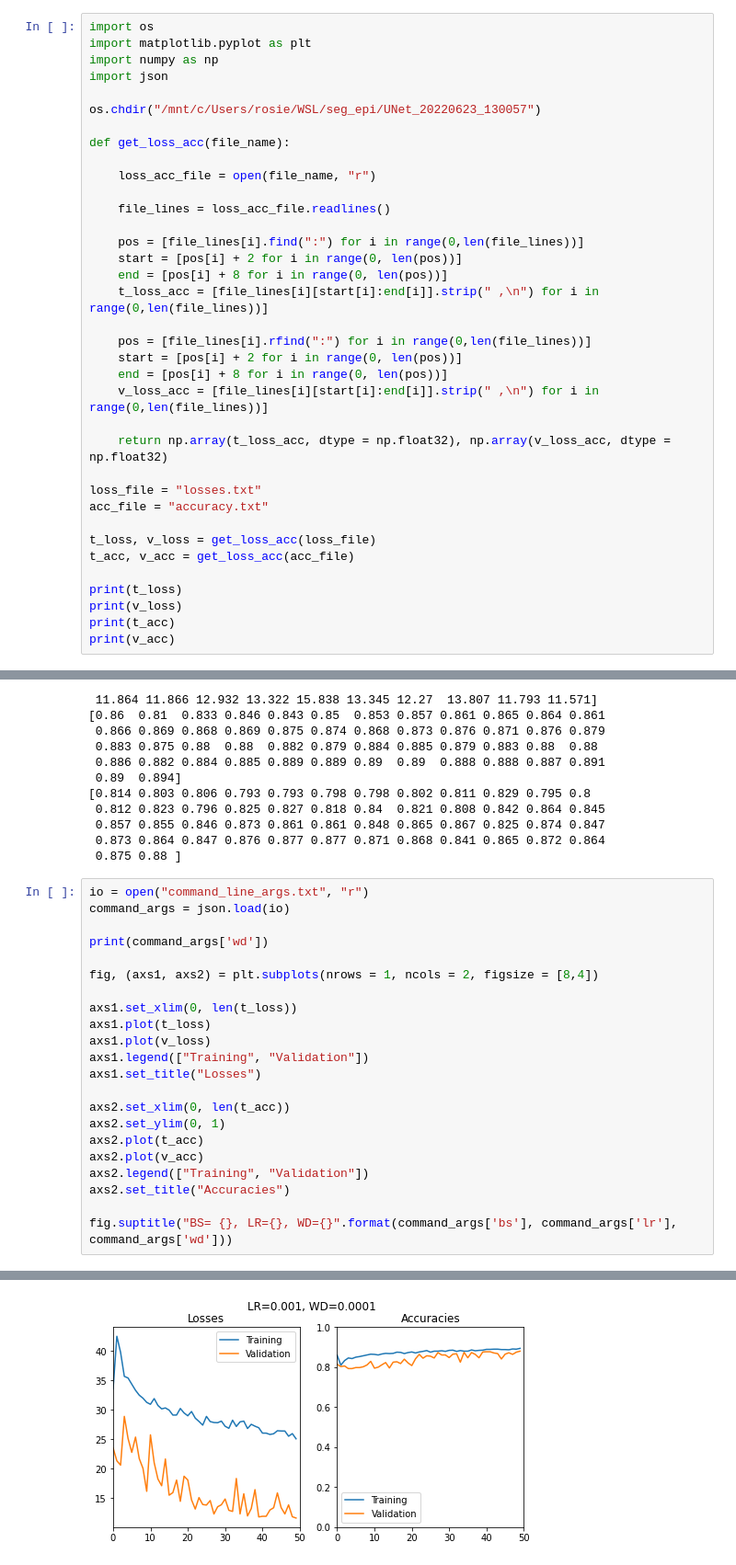
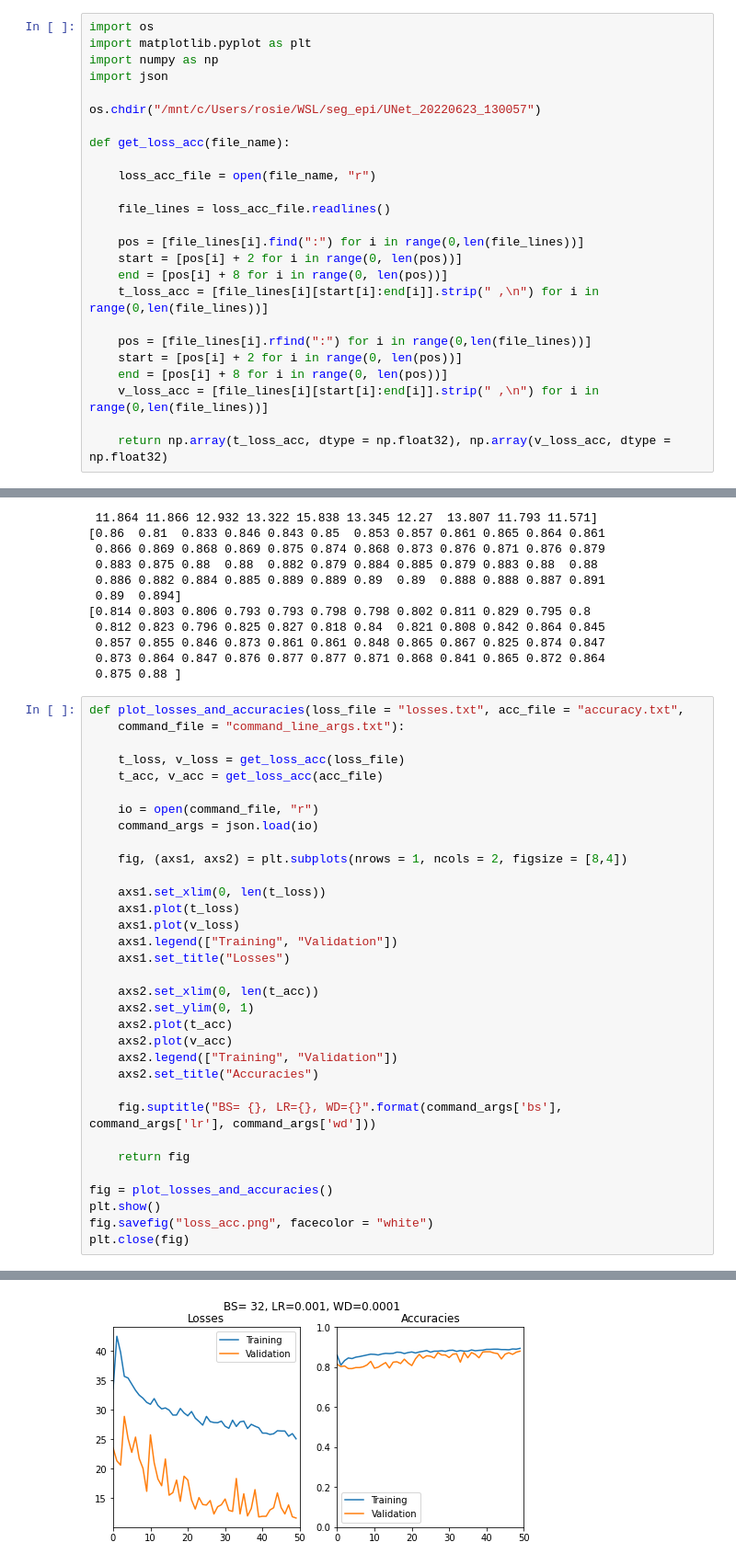
Before and after one commit to RosieTS/seg-ed, a Jupyter notebook: plot_loss_acc.ipynb, the cells around one changed output, grey strips where cells are left out. Shown: that part at 92% size. Saved outputs shown, nothing was run; the diff lists cells and outputs as text.

Commit message:
Visualizations and correction to image augmentations

```diff
--- a/plot_loss_acc.ipynb
+++ b/plot_loss_acc.ipynb
@@ -23,17 +23,6 @@ def get_loss_acc(file_name):
     v_loss_acc = [file_lines[i][start[i]:end[i]].strip(" ,\n") for i in range(0,len(file_lines))]
 
     return np.array(t_loss_acc, dtype = np.float32), np.array(v_loss_acc, dtype = np.float32)
-
-loss_file = "losses.txt"
-acc_file = "accuracy.txt"
-
-t_loss, v_loss = get_loss_acc(loss_file)
-t_acc, v_acc = get_loss_acc(acc_file)
-
-print(t_loss)
-print(v_loss)
-print(t_acc)
-print(v_acc)
 # %% [output]
 [33.533 42.475 39.746 35.657 35.382 34.327 33.286 32.463 31.946 31.236
  30.91  31.878 30.714 30.128 30.289 29.918 29.076 29.083 30.198 29.442
@@ -56,25 +45,36 @@ print(v_acc)
  0.873 0.864 0.847 0.876 0.877 0.877 0.871 0.868 0.841 0.865 0.872 0.864
  0.875 0.88 ]
 # %%
-io = open("command_line_args.txt", "r")
-command_args = json.load(io)
+def plot_losses_and_accuracies(loss_file = "losses.txt", acc_file = "accuracy.txt",
+    command_file = "command_line_args.txt"):
 
-print(command_args['wd'])
+    t_loss, v_loss = get_loss_acc(loss_file)
+    t_acc, v_acc = get_loss_acc(acc_file)
 
-fig, (axs1, axs2) = plt.subplots(nrows = 1, ncols = 2, figsize = [8,4])
+    io = open(command_file, "r")
+    command_args = json.load(io)
 
-axs1.set_xlim(0, len(t_loss))
-axs1.plot(t_loss)
-axs1.plot(v_loss)
-axs1.legend(["Training", "Validation"])
-axs1.set_title("Losses")
+    fig, (axs1, axs2) = plt.subplots(nrows = 1, ncols = 2, figsize = [8,4])
 
-axs2.set_xlim(0, len(t_acc))
-axs2.set_ylim(0, 1)
-axs2.plot(t_acc)
-axs2.plot(v_acc)
-axs2.legend(["Training", "Validation"])
-axs2.set_title("Accuracies")
+    axs1.set_xlim(0, len(t_loss))
+    axs1.plot(t_loss)
+    axs1.plot(v_loss)
+    axs1.legend(["Training", "Validation"])
+    axs1.set_title("Losses")
 
-fig.suptitle("BS= {}, LR={}, WD={}".format(command_args['bs'], command_args['lr'], command_args['wd']))
+    axs2.set_xlim(0, len(t_acc))
+    axs2.set_ylim(0, 1)
+    axs2.plot(t_acc)
+    axs2.plot(v_acc)
+    axs2.legend(["Training", "Validation"])
+    axs2.set_title("Accuracies")
+
+    fig.suptitle("BS= {}, LR={}, WD={}".format(command_args['bs'], command_args['lr'], command_args['wd']))
+
+    return fig
+
+fig = plot_losses_and_accuracies()
+plt.show()
+fig.savefig("loss_acc.png", facecolor = "white")
+plt.close(fig)
 # %% [output]
@@ -83 +81 @@ Text(0.5, 0.98, 'LR=0.001, WD=0.0001')
-[figure, old version]
+[figure, new version]
```
Also changed, not shown: parts of 1 cell of this notebook, 5 other files.
